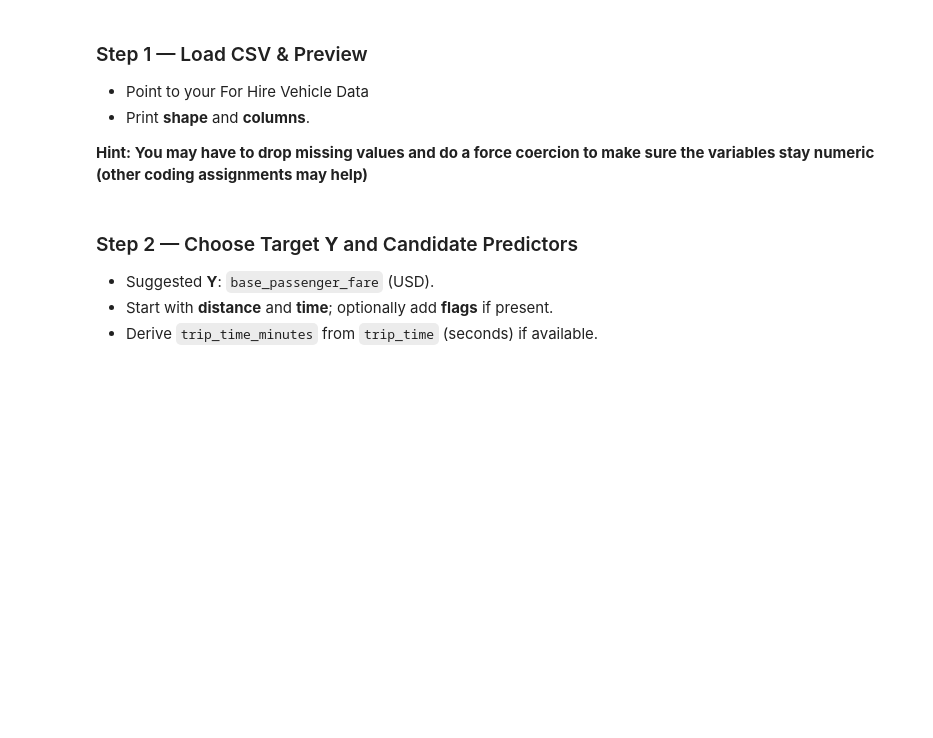
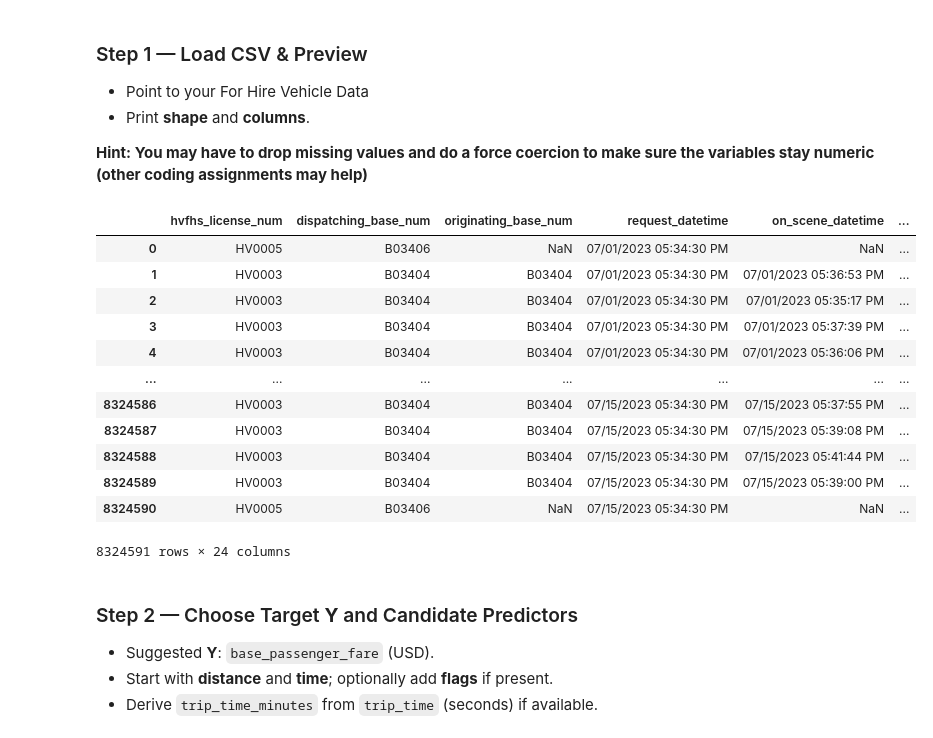
Before and after one commit to ro-the-creator/DA2025_Lectures, a Jupyter notebook: Mod6/CodeAssignments/Mod6L10_CodeAssignment_STUDENT.ipynb, the cells around one changed output. Cells and saved outputs as stored; diff of their text form; code cells hidden in the pictures; blank space fills up the shorter version.

```diff
--- a/Mod6/CodeAssignments/Mod6L10_CodeAssignment_STUDENT.ipynb
+++ b/Mod6/CodeAssignments/Mod6L10_CodeAssignment_STUDENT.ipynb
@@ -56,3 +60,21 @@ None
+# %%
+path = '/Users/Marcy_Student/Desktop/Marcy-Modules/marcy-git/DA2025_Lectures/Mod6/data/FHV_072023copy.csv'
+df = pd.read_csv(path)
+df
+# %% [output]
+|  | hvfhs_license_num | dispatching_base_num | originating_base_num | request_datetime | on_scene_datetime | ... |
+| 0 | HV0005 | B03406 | NaN | 07/01/2023 05:34:30 PM | NaN | ... |
+| 1 | HV0003 | B03404 | B03404 | 07/01/2023 05:34:30 PM | 07/01/2023 05:36:53 PM | ... |
+| 2 | HV0003 | B03404 | B03404 | 07/01/2023 05:34:30 PM | 07/01/2023 05:35:17 PM | ... |
+| 3 | HV0003 | B03404 | B03404 | 07/01/2023 05:34:30 PM | 07/01/2023 05:37:39 PM | ... |
+| 4 | HV0003 | B03404 | B03404 | 07/01/2023 05:34:30 PM | 07/01/2023 05:36:06 PM | ... |
+| ... | ... | ... | ... | ... | ... | ... |
+| 8324586 | HV0003 | B03404 | B03404 | 07/15/2023 05:34:30 PM | 07/15/2023 05:37:55 PM | ... |
+| 8324587 | HV0003 | B03404 | B03404 | 07/15/2023 05:34:30 PM | 07/15/2023 05:39:08 PM | ... |
+| 8324588 | HV0003 | B03404 | B03404 | 07/15/2023 05:34:30 PM | 07/15/2023 05:41:44 PM | ... |
+| 8324589 | HV0003 | B03404 | B03404 | 07/15/2023 05:34:30 PM | 07/15/2023 05:39:00 PM | ... |
+| 8324590 | HV0005 | B03406 | NaN | 07/15/2023 05:34:30 PM | NaN | ... |
+8324591 rows × 24 columns
 # %% [markdown]
 ### Step 2 —  Choose Target **Y** and Candidate Predictors
 
```
Also changed, not shown: parts of 24 cells of this notebook, 6 other files.
